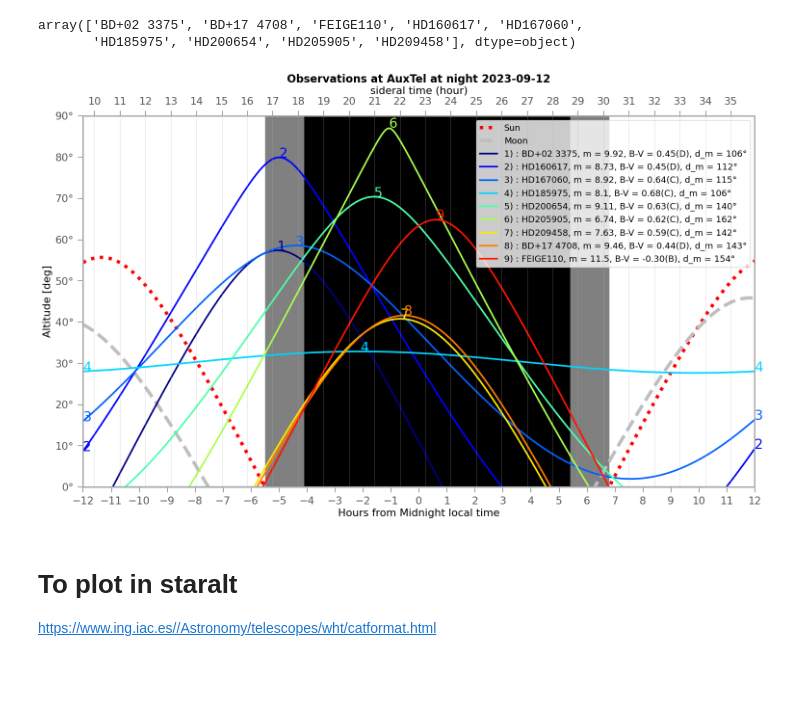
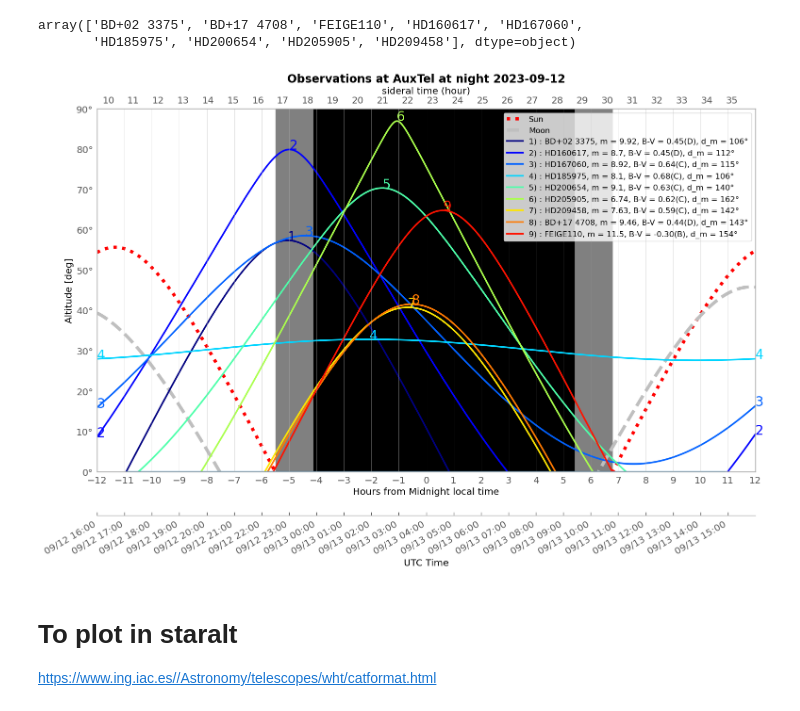
Before and after one commit to sylvielsstfr/AuxtelStarAlt, a Jupyter notebook: notebooks/2023-09-12/ObservationOfVisibleCalspecList.ipynb, the cells around one changed output. Cells and saved outputs as stored; diff of their text form; code cells hidden in the pictures; blank space fills up the shorter version.

Commit message:
update ObservationOfVisibleCalspecList.ipynb with UTC axis

```diff
--- a/notebooks/2023-09-12/ObservationOfVisibleCalspecList.ipynb
+++ b/notebooks/2023-09-12/ObservationOfVisibleCalspecList.ipynb
@@ -569,6 +581,8 @@ delta_midnight = np.linspace(-12, 12, 1000)*u.hour
 sideral_times = Angle(t_sidereal_lsst) + Angle(delta_midnight)
 times_evening_to_morning = midnight_utc + delta_midnight
 frame_evening_to_morning = AltAz(obstime=times_evening_to_morning, location=cerro_pachon)
+# %%
+times_evening_to_morning_datetime = times_evening_to_morning.to_datetime()
 # %% [markdown]
 ## Sun frame
 # %%
@@ -700,6 +711,10 @@ array(['BD+02 3375', 'BD+17 4708', 'FEIGE110', 'HD160617', 'HD167060',
        'HD185975', 'HD200654', 'HD205905', 'HD209458'], dtype=object)
 # %%
 fig = plt.figure(figsize=(18,10))
+
+
+# First Axis : target sky trajectories
+# ====================================
 ax=fig.add_subplot(1,1,1)
 
 # plot sun
@@ -733,36 +748,80 @@ for index in range(NTargets):
         ax.text(delta_midnight[-1], all_target_altazs_evening_to_morning[rank_num].alt[-1], f'{index+1}',color=all_colors[index],fontsize=20)
     if all_target_altazs_evening_to_morning[rank_num].alt[0]>0:
         ax.text(delta_midnight[0], all_target_altazs_evening_to_morning[rank_num].alt[0], f'{index+1}',color=all_colors[index],fontsize=20)
     if altmax>0 :
         ax.text(tmax, altmax, f'{index+1}',color=all_colors[index],fontsize=20)
 
 
 
 ax.fill_between(delta_midnight, 0*u.deg, 90*u.deg,sunaltazs_evening_to_morning.alt < -0*u.deg, color='0.5', zorder=0)
 ax.fill_between(delta_midnight, 0*u.deg, 90*u.deg,sunaltazs_evening_to_morning.alt < -18*u.deg, color='k', zorder=0)
 
 ax.legend(loc='upper right')
 ax.set_xlim(-12*u.hour, 12*u.hour)
 ax.set_xticks((np.arange(13)*2-12)*u.hour)
 ax.set_ylim(0*u.deg, 90*u.deg)
 ax.set_xlabel('Hours from Midnight local time')
 ax.set_ylabel('Altitude [deg]')
 ax.grid(None)
 tick_spacing = 1
 ax.xaxis.set_major_locator(ticker.MultipleLocator(tick_spacing))
 title = "Observations at AuxTel at night " + night_obs_str.split(" ")[0]
 ax.set_title(title)
+#for label in ax.get_xticklabels(which='major'):
+#    label.set(rotation=30, horizontalalignment='right')
+
+
+# second horizontal axis : Sideral time axis
+# ==========================================
 ax2 = ax.twiny()
 ax2.plot([sideral_times[0].hour,sideral_times[-1].hour],[0,0])
 ax2.set_xlabel("sideral time (hour)")
 ax2.xaxis.set_major_locator(ticker.MultipleLocator(tick_spacing))
-#ax2.grid()
-figname="AuxtelStarAlt_{:4d}_{:d}_{:d}.png".format(NYEAR,NMONTH,NDAY)
+ax2.grid(None)
+
+# third horizontal axis : UTC time axis
+# =====================================
+
+ax3 = ax.twiny()
+# Move twinned axis ticks and label from top to bottom
+ax3.xaxis.set_ticks_position("bottom")
+ax3.xaxis.set_label_position("bottom")
+# Offset the twin axis below the host
+offset = -0.12
+ax3.spines["bottom"].set_position(("axes", offset))
+
+ax3.set_frame_on(True)
+ax3.patch.set_visible(False) # mandatory
+for sp in ax3.spines.values():
+    sp.set_visible(False)
+ax3.spines["bottom"].set_visible(True)
+fmt = '%m/%d %H:%M'
+plt.gca().xaxis.set_major_formatter(mdates.DateFormatter(fmt))
+ax3.xaxis.set_major_locator(mdates.HourLocator(interval=1))
+
+curvetoremove, = ax3.plot_date(times_evening_to_morning_datetime, sunaltazs_evening_to_morning.alt, color='r', ls=":",lw=0)
+curvetoremove.remove()
+ax3.set_xlim(times_evening_to_morning_datetime[0], times_evening_to_morning_datetime[-1])
+
+
+
+ax3.tick_params(which='major', width=1.00, length=5)
+ax3.tick_params(which='minor', width=0.75, length=2.5)
+ax3.grid(True)
+#plt.gcf().autofmt_xdate()  # orient date labels at a slant
+# slant for this axis
+for label in ax3.get_xticklabels(which='major'):
+    label.set(rotation=30, horizontalalignment='right')
+
+ax3.set_xlabel("UTC Time")
+
+
+figname="AuxtelStarAlt_visiblecalspec{:4d}_{:d}_{:d}.png".format(NYEAR,NMONTH,NDAY)
 
 plt.savefig(figname)
 plt.show()
 # %% [output]
-[figure, old version]
+[figure, new version]
 # %% [markdown]
 # To plot in staralt
 
```
Also changed, not shown: parts of 16 cells of this notebook.
